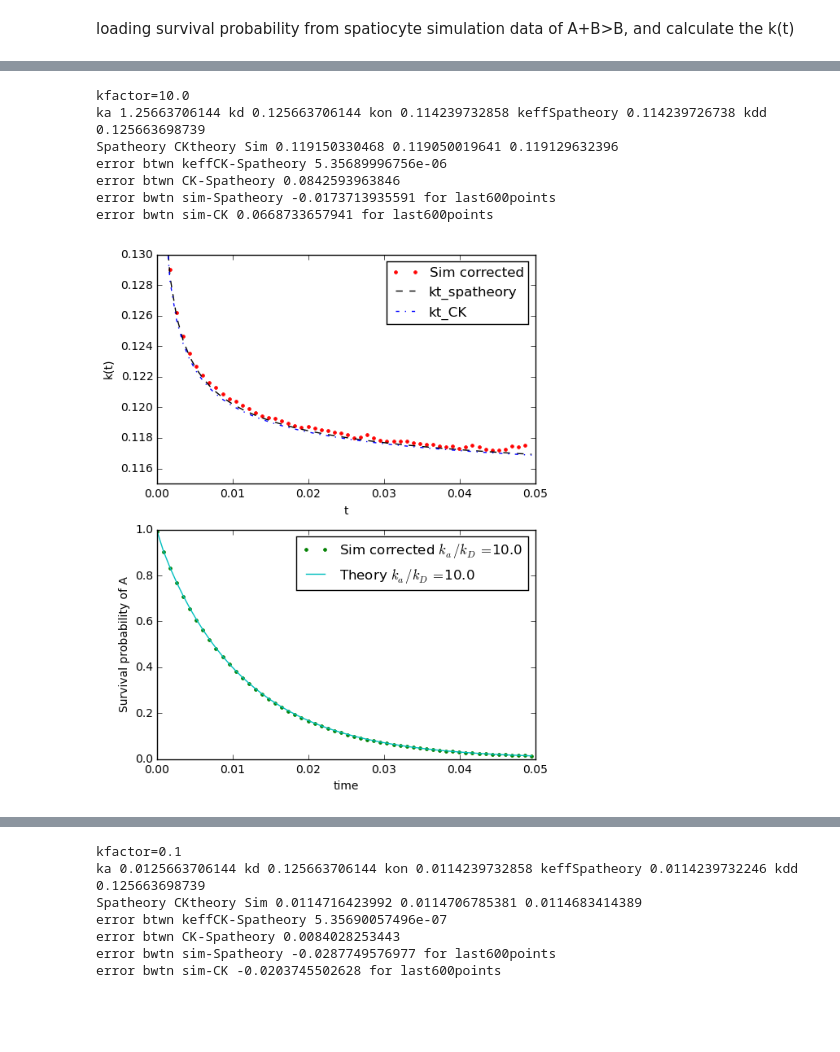
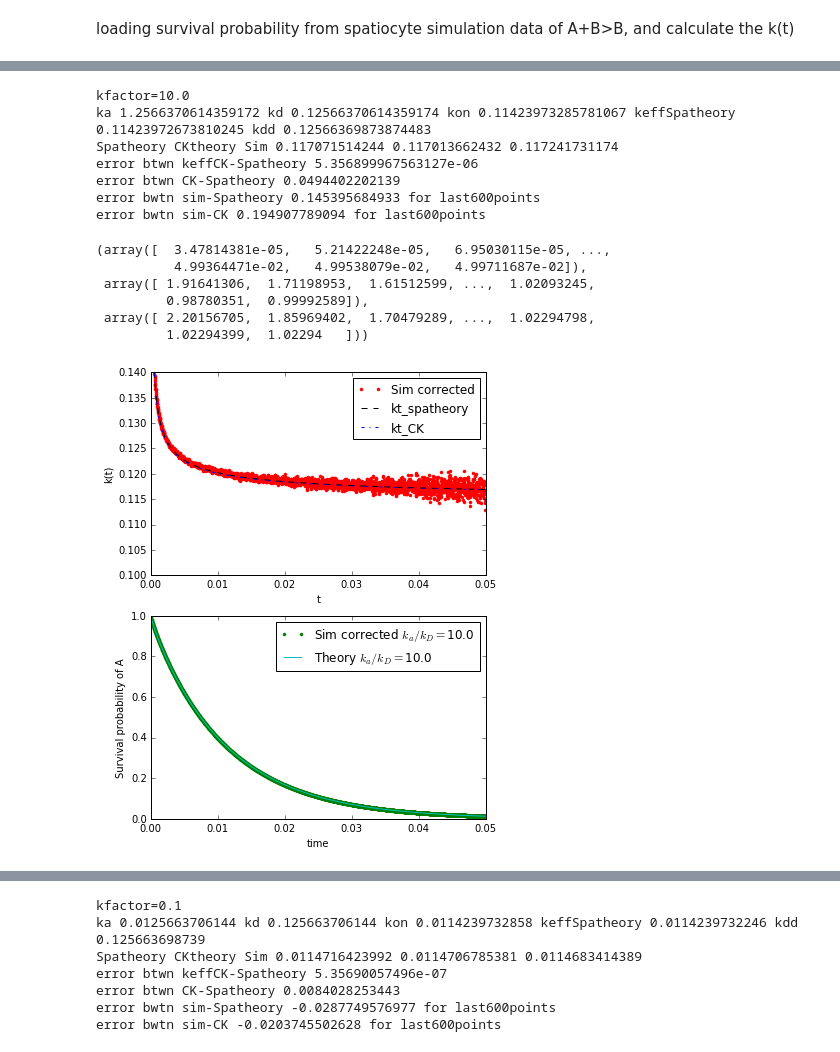
Before and after one commit to wxchew/notebook, a Jupyter notebook: jupyter-notebook/PLOT_k(t)_and_survival_probability_A+B>B_3D.ipynb, the cells around one changed output, grey strips where cells are left out. Drawn from its saved outputs; the diff is of its cells as text; code cells hidden in the pictures; blank space fills up the shorter version.

```diff
--- a/jupyter-notebook/PLOT_k(t)_and_survival_probability_A+B>B_3D.ipynb
+++ b/jupyter-notebook/PLOT_k(t)_and_survival_probability_A+B>B_3D.ipynb
@@ -137,13 +183,19 @@ error bwtn sim-CK -1.92276361224 for last600points
 # %%
-dat = np.loadtxt('kfacc10.0a1meanNar50k',delimiter=',')
-plotk(dat,10.,f*rm,50,[0.115,0.13],'c')
+dat = np.loadtxt('/home/chew/outputdata/kfacc10.0a01meanNar50k',delimiter=',')
+plotk(dat,10.,f*rm,1,[0.1,0.14],'c')
 # %% [output]
 kfactor=10.0
-ka 1.25663706144 kd 0.125663706144 kon 0.114239732858 keffSpatheory 0.114239726738 kdd 0.125663698739
-Spatheory CKtheory Sim 0.119150330468 0.119050019641 0.119129632396
-error btwn keffCK-Spatheory 5.35689996756e-06
-error btwn CK-Spatheory 0.0842593963846
-error bwtn sim-Spatheory -0.0173713935591 for last600points
-error bwtn sim-CK 0.0668733657941 for last600points
+ka 1.2566370614359172 kd 0.12566370614359174 kon 0.11423973285781067 keffSpatheory 0.11423972673810245 kdd 0.12566369873874483
+Spatheory CKtheory Sim 0.117071514244 0.117013662432 0.117241731174
+error btwn keffCK-Spatheory 5.356899967563127e-06
+error btwn CK-Spatheory 0.0494402202139
+error bwtn sim-Spatheory 0.145395684933 for last600points
+error bwtn sim-CK 0.194907789094 for last600points
+(array([  3.47814381e-05,   5.21422248e-05,   6.95030115e-05, ...,
+          4.99364471e-02,   4.99538079e-02,   4.99711687e-02]),
+ array([ 1.91641306,  1.71198953,  1.61512599, ...,  1.02093245,
+         0.98780351,  0.99992589]),
+ array([ 2.20156705,  1.85969402,  1.70479289, ...,  1.02294798,
+         1.02294399,  1.02294   ]))
-[figure, old version]
+[figure, new version]
 # %%
```
Also changed, not shown: parts of 11 cells of this notebook, 9 other files.
